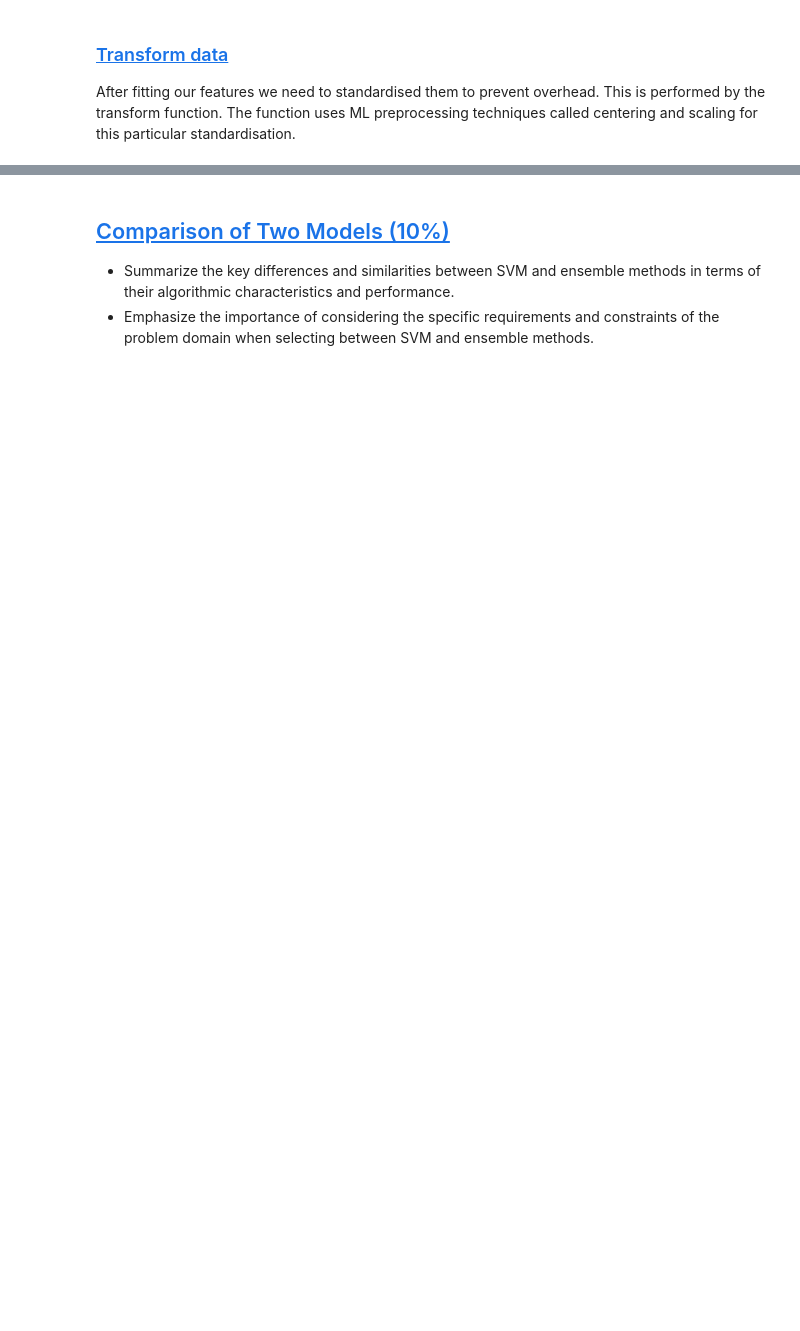
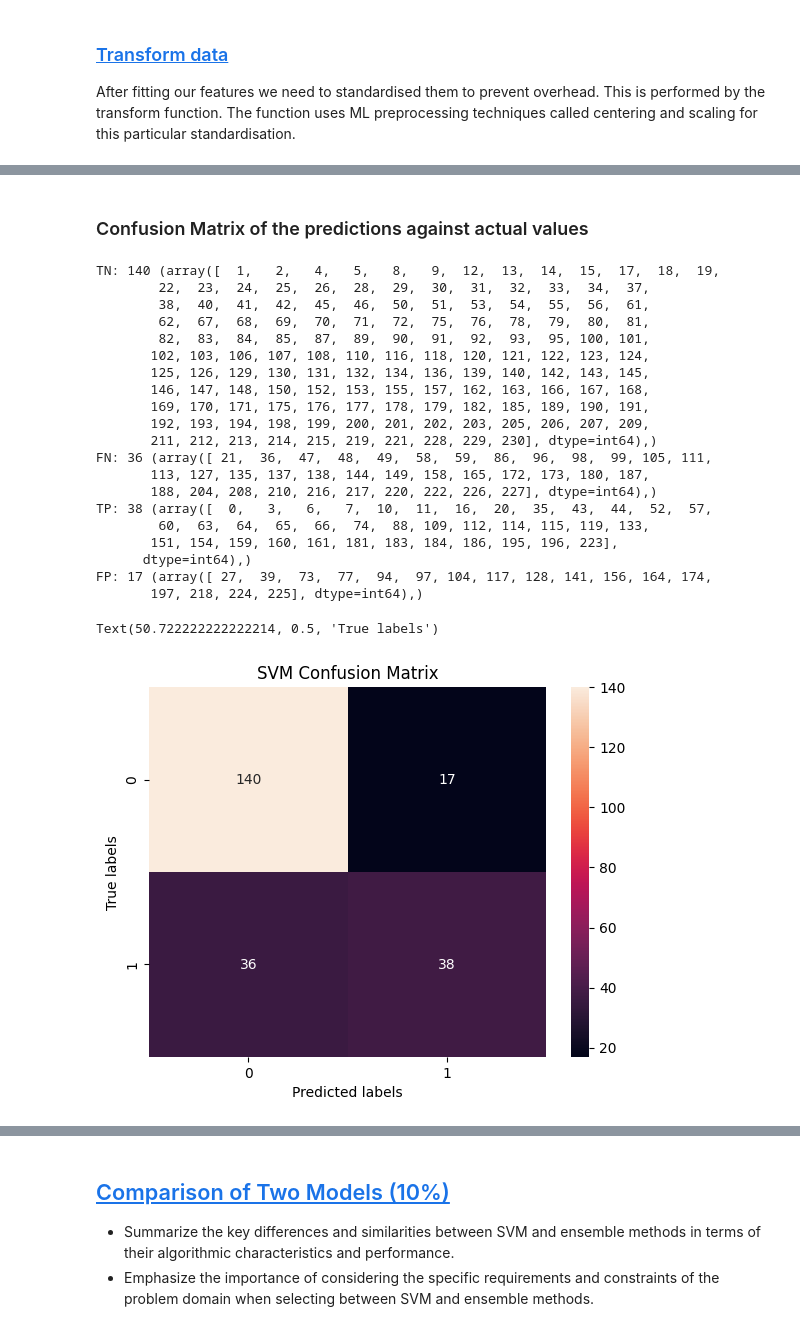
Before and after one commit to xLightless/uni-machine-learning, a Jupyter notebook: uni-machine-learning/Individual Assignment/main.ipynb, the cells around one changed output, grey strips where cells are left out. Cells and saved outputs as stored; diff of their text form; code cells hidden in the pictures; blank space fills up the shorter version.

```diff
--- a/uni-machine-learning/Individual Assignment/main.ipynb
+++ b/uni-machine-learning/Individual Assignment/main.ipynb
@@ -359,0 +298,8 @@ Additionally, to display all the results we can use a library called seaborn to
+# %%
+# Create the Support Vector Classifier
+# Later we can implement some techniques to optimise this in searches.
+svm_classifier = svm.SVC(
+    kernel="linear",
+    random_state=0,
+    C=C_HYPERPARAMETER
+)
@@ -359,0 +309,10 @@ Additionally, to display all the results we can use a library called seaborn to
+# %%
+# Fit the model to compare between the intial train instance vs any farther analytics.
+svm_classifier.fit(X_train, y_train)
+base_svm_y_pred = svm_classifier.predict(X_test)
+
+# Output the accuracy of the model training before grid search.
+print(
+    f"The intial C hyperparameter of {C_HYPERPARAMETER} generates an accuracy of {accuracy_score(y_test, base_svm_y_pred)*100} %."
+    "\nC param cannot be discovered right away due to human intervention needed, we assume there is room for performance improvement."
+)
@@ -359,0 +437,62 @@ Additionally, to display all the results we can use a library called seaborn to
+# %% [markdown]
+### Confusion Matrix of the predictions against actual values
+# %%
+# Plot the confusion matrix using the prediction and test values
+def get_confusion_matrix(actual_values, predicted_values):
+    return confusion_matrix(
+    y_true=actual_values,
+    y_pred=predicted_values
+)
+
+con_matrix = get_confusion_matrix(actual_values, pred_values)
+
+# Find the values where its incorrect
+false_positives = np.where((actual_values == 0) & (pred_values == 1))
+false_negatives = np.where((actual_values == 1) & (pred_values == 0))
+true_positives = np.where((actual_values == 1) & (pred_values == 1))
+true_negatives = np.where((actual_values == 0) & (pred_values == 0))
+
+# Obtain the respective number of tn, fp, fn, tp.
+tn, fp, fn, tp = con_matrix.ravel()
+print(
+    f"\nTN: {tn}", true_negatives,
+    f"\nFN: {fn}", false_negatives,
+    f"\nTP: {tp}", true_positives,
+    f"\nFP: {fp}", false_positives
+)
+
+# print("Indexes of False Positives:", false_positives[0])
+# print("Indexes of False Negatives:", false_negatives[0])
+
+sns.heatmap(
+    con_matrix,
+    annot=True,
+    fmt="g"
+)
+
+plt.title('SVM Confusion Matrix')
+plt.xlabel('Predicted labels')
+plt.ylabel('True labels')
+# %% [output]
+TN: 140 (array([  1,   2,   4,   5,   8,   9,  12,  13,  14,  15,  17,  18,  19,
+        22,  23,  24,  25,  26,  28,  29,  30,  31,  32,  33,  34,  37,
+        38,  40,  41,  42,  45,  46,  50,  51,  53,  54,  55,  56,  61,
+        62,  67,  68,  69,  70,  71,  72,  75,  76,  78,  79,  80,  81,
+        82,  83,  84,  85,  87,  89,  90,  91,  92,  93,  95, 100, 101,
+       102, 103, 106, 107, 108, 110, 116, 118, 120, 121, 122, 123, 124,
+       125, 126, 129, 130, 131, 132, 134, 136, 139, 140, 142, 143, 145,
+       146, 147, 148, 150, 152, 153, 155, 157, 162, 163, 166, 167, 168,
+       169, 170, 171, 175, 176, 177, 178, 179, 182, 185, 189, 190, 191,
+       192, 193, 194, 198, 199, 200, 201, 202, 203, 205, 206, 207, 209,
+       211, 212, 213, 214, 215, 219, 221, 228, 229, 230], dtype=int64),)
+FN: 36 (array([ 21,  36,  47,  48,  49,  58,  59,  86,  96,  98,  99, 105, 111,
+       113, 127, 135, 137, 138, 144, 149, 158, 165, 172, 173, 180, 187,
+       188, 204, 208, 210, 216, 217, 220, 222, 226, 227], dtype=int64),)
+TP: 38 (array([  0,   3,   6,   7,  10,  11,  16,  20,  35,  43,  44,  52,  57,
+        60,  63,  64,  65,  66,  74,  88, 109, 112, 114, 115, 119, 133,
+       151, 154, 159, 160, 161, 181, 183, 184, 186, 195, 196, 223],
+      dtype=int64),)
+FP: 17 (array([ 27,  39,  73,  77,  94,  97, 104, 117, 128, 141, 156, 164, 174,
+       197, 218, 224, 225], dtype=int64),)
+Text(50.722222222222214, 0.5, 'True labels')
+[figure, added]
```
Also changed, not shown: parts of 57 cells of this notebook, 1 other file.
